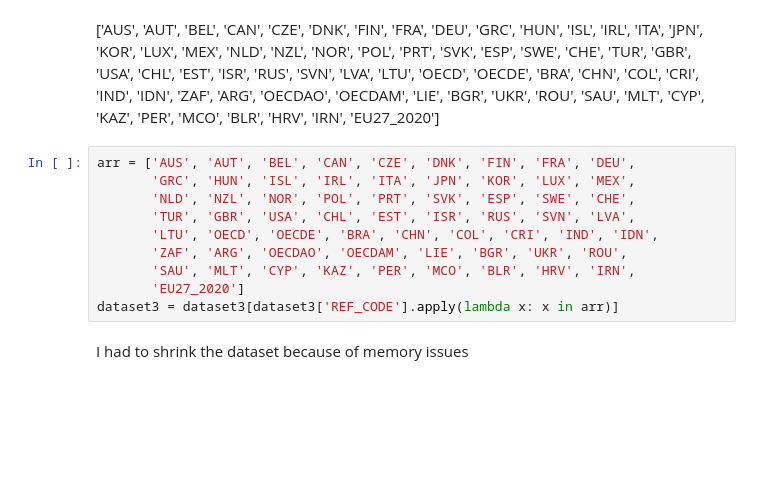
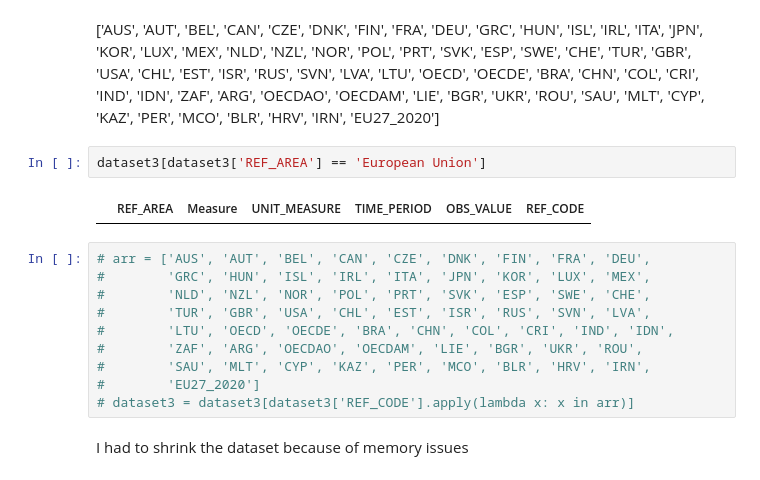
Before and after one commit to camagaKhan/BigDataProcessingClimateChange, a Jupyter notebook: notebooks/temperature.ipynb, the cells around one changed output. Drawn from its saved outputs; the diff is of its cells as text; blank space fills up the shorter version.

```diff
--- a/notebooks/temperature.ipynb
+++ b/notebooks/temperature.ipynb
@@ -190,16 +190,20 @@ Name: 14792, dtype: object
        'ZAF', 'ARG', 'OECDAO', 'OECDAM', 'LIE', 'BGR', 'UKR', 'ROU',
        'SAU', 'MLT', 'CYP', 'KAZ', 'PER', 'MCO', 'BLR', 'HRV', 'IRN',
        'EU27_2020']
+# %%
+dataset3[dataset3['REF_AREA'] == 'European Union']
+# %% [output]
+|  | REF_AREA | Measure | UNIT_MEASURE | TIME_PERIOD | OBS_VALUE | REF_CODE |
 # %%
-arr = ['AUS', 'AUT', 'BEL', 'CAN', 'CZE', 'DNK', 'FIN', 'FRA', 'DEU',
-       'GRC', 'HUN', 'ISL', 'IRL', 'ITA', 'JPN', 'KOR', 'LUX', 'MEX',
-       'NLD', 'NZL', 'NOR', 'POL', 'PRT', 'SVK', 'ESP', 'SWE', 'CHE',
-       'TUR', 'GBR', 'USA', 'CHL', 'EST', 'ISR', 'RUS', 'SVN', 'LVA',
-       'LTU', 'OECD', 'OECDE', 'BRA', 'CHN', 'COL', 'CRI', 'IND', 'IDN',
-       'ZAF', 'ARG', 'OECDAO', 'OECDAM', 'LIE', 'BGR', 'UKR', 'ROU',
-       'SAU', 'MLT', 'CYP', 'KAZ', 'PER', 'MCO', 'BLR', 'HRV', 'IRN',
-       'EU27_2020']
-dataset3 = dataset3[dataset3['REF_CODE'].apply(lambda x: x in arr)]
+# arr = ['AUS', 'AUT', 'BEL', 'CAN', 'CZE', 'DNK', 'FIN', 'FRA', 'DEU',
+#        'GRC', 'HUN', 'ISL', 'IRL', 'ITA', 'JPN', 'KOR', 'LUX', 'MEX',
+#        'NLD', 'NZL', 'NOR', 'POL', 'PRT', 'SVK', 'ESP', 'SWE', 'CHE',
+#        'TUR', 'GBR', 'USA', 'CHL', 'EST', 'ISR', 'RUS', 'SVN', 'LVA',
+#        'LTU', 'OECD', 'OECDE', 'BRA', 'CHN', 'COL', 'CRI', 'IND', 'IDN',
+#        'ZAF', 'ARG', 'OECDAO', 'OECDAM', 'LIE', 'BGR', 'UKR', 'ROU',
+#        'SAU', 'MLT', 'CYP', 'KAZ', 'PER', 'MCO', 'BLR', 'HRV', 'IRN',
+#        'EU27_2020']
+# dataset3 = dataset3[dataset3['REF_CODE'].apply(lambda x: x in arr)]
 # %% [markdown]
 I had to shrink the dataset because of memory issues
 # %%
```
Also changed, not shown: parts of 3 cells of this notebook, 10 other files.
